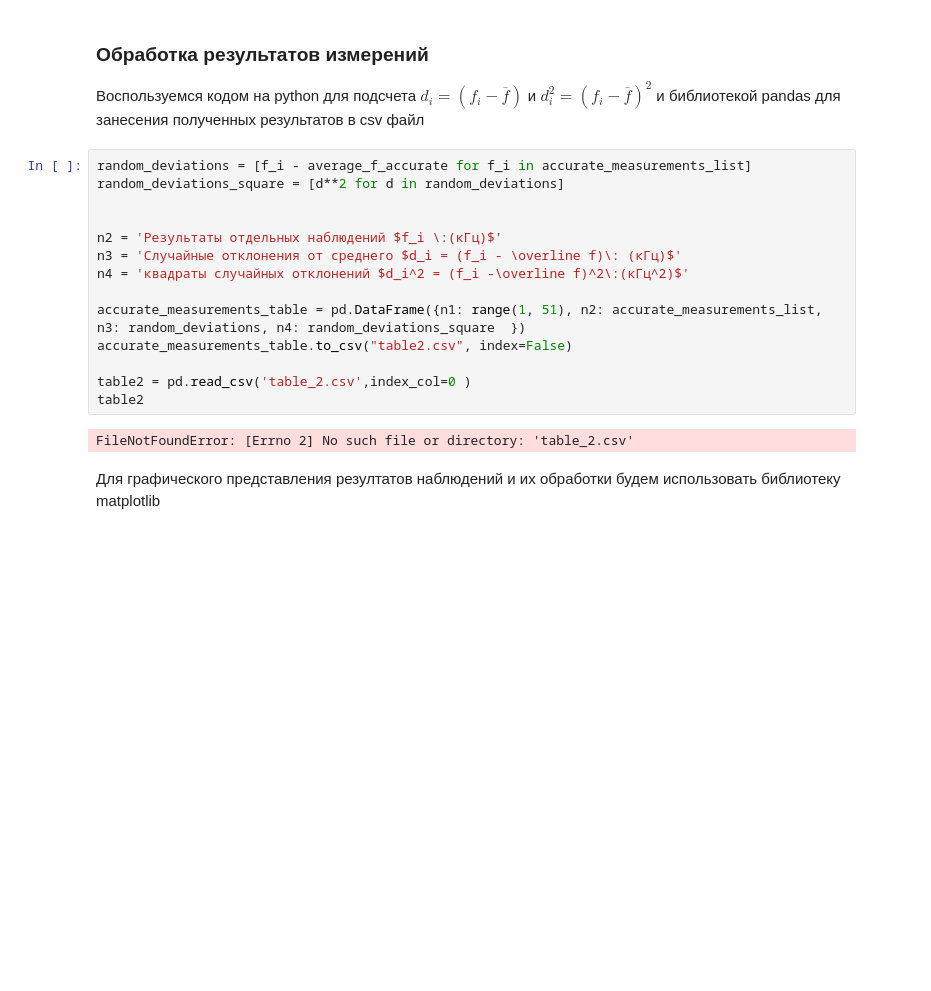
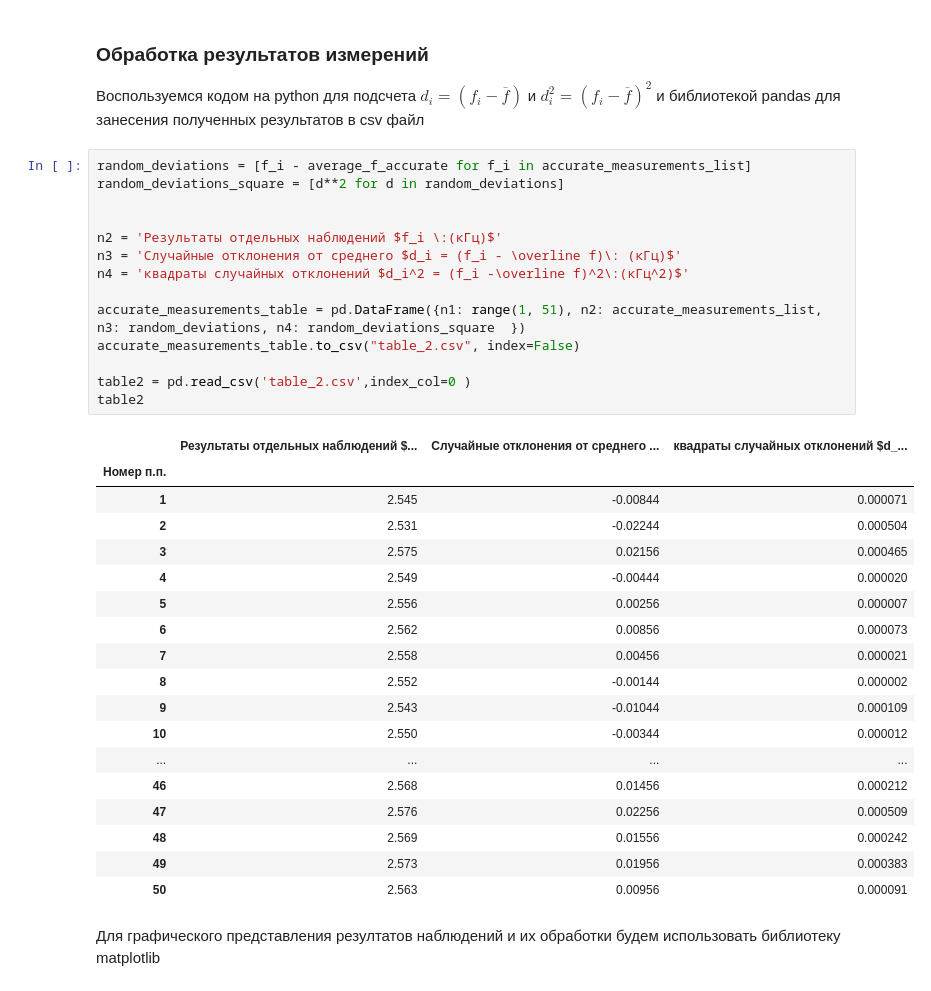
Before and after one commit to asilayd/SPbU-measurement_methods_2024, a Jupyter notebook: work_01_2024.19.03/01_lab_report.ipynb, the cells around one changed output. Cells and saved outputs as stored; diff of their text form; blank space fills up the shorter version.

```diff
--- a/work_01_2024.19.03/01_lab_report.ipynb
+++ b/work_01_2024.19.03/01_lab_report.ipynb
@@ -115,19 +126,36 @@ delta_f
 # %%
 random_deviations = [f_i - average_f_accurate for f_i in accurate_measurements_list]
 random_deviations_square = [d**2 for d in random_deviations]
 
 
 n2 = 'Результаты отдельных наблюдений $f_i \:(кГц)$'
 n3 = 'Случайные отклонения от среднего $d_i = (f_i - \overline f)\: (кГц)$'
 n4 = 'квадраты случайных отклонений $d_i^2 = (f_i -\overline f)^2\:(кГц^2)$'
 
 accurate_measurements_table = pd.DataFrame({n1: range(1, 51), n2: accurate_measurements_list, n3: random_deviations, n4: random_deviations_square  })
-accurate_measurements_table.to_csv("table2.csv", index=False)
+accurate_measurements_table.to_csv("table_2.csv", index=False)
 
 table2 = pd.read_csv('table_2.csv',index_col=0 )
 table2
 # %% [output]
-FileNotFoundError: [Errno 2] No such file or directory: 'table_2.csv'
+|  | Результаты отдельных наблюдений $... | Случайные отклонения от среднего ... | квадраты случайных отклонений $d_... |
+| Номер п.п. |  |  |  |
+| 1 | 2.545 | -0.00844 | 0.000071 |
+| 2 | 2.531 | -0.02244 | 0.000504 |
+| 3 | 2.575 | 0.02156 | 0.000465 |
+| 4 | 2.549 | -0.00444 | 0.000020 |
+| 5 | 2.556 | 0.00256 | 0.000007 |
+| 6 | 2.562 | 0.00856 | 0.000073 |
+| 7 | 2.558 | 0.00456 | 0.000021 |
+| 8 | 2.552 | -0.00144 | 0.000002 |
+| 9 | 2.543 | -0.01044 | 0.000109 |
+| 10 | 2.550 | -0.00344 | 0.000012 |
+| ... | ... | ... | ... |
+| 46 | 2.568 | 0.01456 | 0.000212 |
+| 47 | 2.576 | 0.02256 | 0.000509 |
+| 48 | 2.569 | 0.01556 | 0.000242 |
+| 49 | 2.573 | 0.01956 | 0.000383 |
+| 50 | 2.563 | 0.00956 | 0.000091 |
 # %% [markdown]
 Для графического представления резултатов наблюдений и их обработки будем использовать библиотеку matplotlib
 # %%
```
Also changed, not shown: parts of 17 cells of this notebook, 1 other file.
